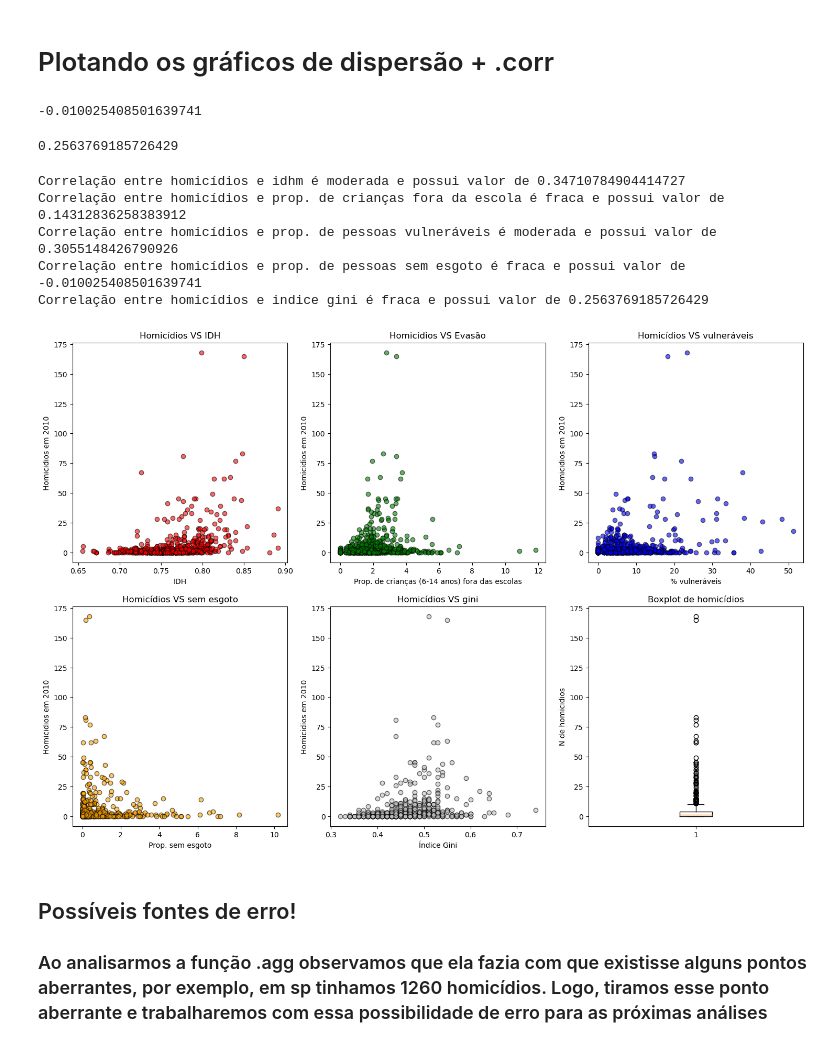
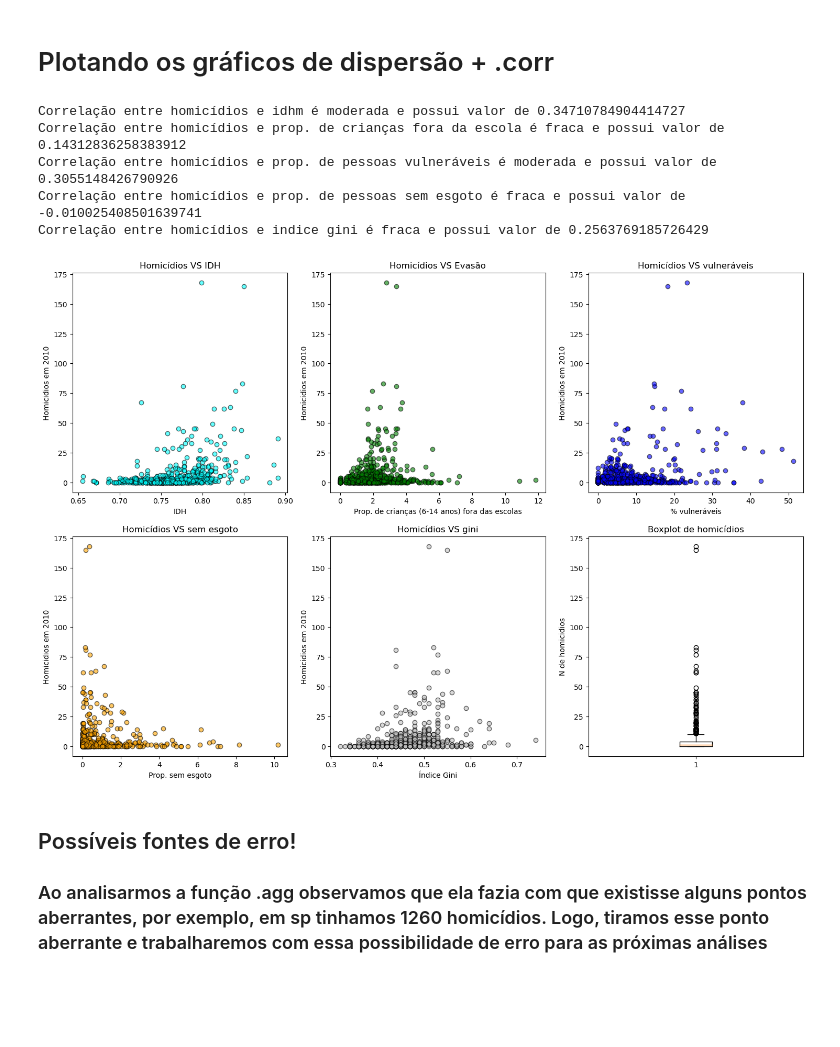
Before and after one commit to felipebns/P2_Cdados, a Jupyter notebook: p2_cdados.ipynb, the cells around one changed output. Drawn from its saved outputs; the diff is of its cells as text; code cells hidden in the pictures; blank space fills up the shorter version.

```diff
--- a/p2_cdados.ipynb
+++ b/p2_cdados.ipynb
@@ -84,8 +83,8 @@ Index(['ano', 'sigla_uf', 'id_municipio', 'raca_cor', 'sexo', 'localizacao',
 #### Primeiramente, vamos tratar a base de dados de homicidios e deixá-la mais visualizável
 # %%
 homicidio['Homicidio_total'] = homicidio.loc[:, ['homicidio_doloso', 'homicidio_culposo_outros']].sum(axis=1) #homicidio total
-homicidio = homicidio.loc[(homicidio['ano'] == 2010)]
-homicidio_filtrado = homicidio.loc[:,('ano','id_municipio', 'regiao_ssp', 'Homicidio_total')] #selecionando colunas
+homicidio_2010 = homicidio.loc[(homicidio['ano'] == 2010)]
+homicidio_filtrado = homicidio_2010.loc[:,('ano','id_municipio', 'regiao_ssp', 'Homicidio_total')] #selecionando colunas
 # %%
 homicidio_ano = homicidio_filtrado.groupby(['ano', 'id_municipio', 'regiao_ssp']).agg({'Homicidio_total': 'sum'}).reset_index()
 homicidio_ano
@@ -156,18 +201,10 @@ tabela_sem_sp = tabela_definitiva.drop(tabela_definitiva.loc[tabela_definitiva['
 # %% [markdown]
 # Plotando os gráficos de dispersão + .corr
-# %%
-tabela_sem_sp['Homicidio_total'].corr(tabela_sem_sp['proporcao_sem_agua_esgoto'])
-# %% [output]
--0.010025408501639741
-# %%
-tabela_sem_sp['Homicidio_total'].corr(tabela_sem_sp['indice_gini'])
-# %% [output]
-0.2563769185726429
 # %%
 plt.figure(figsize=(18,12))
 
 plt.subplot(2,3,1)
-plt.scatter(tabela_sem_sp['idhm'], tabela_sem_sp['Homicidio_total'], alpha=0.6, color='red', edgecolors="black")
+plt.scatter(tabela_sem_sp['idhm'], tabela_sem_sp['Homicidio_total'], alpha=0.6, color='cyan', edgecolors="black")
 plt.xlabel('IDH')
 plt.ylabel('Homicidios em 2010')
 plt.title('Homicídios VS IDH')
@@ -216,34 +253,34 @@ if abs(corr_esg) < 0.3:
 elif abs(corr_esg) >0.3 and (corr_esg) < 0.7:
     print(f'Correlação entre homicídios e prop. de pessoas sem esgoto é moderada e possui valor de {corr_esg}')
 elif abs(corr_esg) > 0.7:
     print(f'Correlação entre homicídios e prop. de pessoas sem esgoto é forte e possui valor de {corr_esg}')
 
 plt.subplot(2,3,5)
 plt.scatter(tabela_sem_sp['indice_gini'], tabela_sem_sp['Homicidio_total'], alpha=0.6, color='silver', edgecolors="black")
 plt.xlabel('Índice Gini')
 plt.ylabel('Homicidios em 2010')
 plt.title('Homicídios VS gini')
 corr_gini = tabela_sem_sp['Homicidio_total'].corr(tabela_sem_sp['indice_gini'])
 if abs(corr_gini) < 0.3:
     print(f'Correlação entre homicídios e indice gini é fraca e possui valor de {corr_gini}')
 elif abs(corr_gini) >0.3 and (corr_gini) < 0.7:
     print(f'Correlação entre homicídios e indice gini é moderada e possui valor de {corr_gini}')
 elif abs(corr_gini) > 0.7:
     print(f'Correlação entre homicídios e indice gini é forte e possui valor de {corr_gini}')
 
 plt.subplot(2,3,6)
 plt.boxplot(tabela_sem_sp['Homicidio_total'])
 plt.title('Boxplot de homicídios')
 plt.ylabel('N de homicidios')
 
 plt.show()
 # %% [output]
 Correlação entre homicídios e idhm é moderada e possui valor de 0.34710784904414727
 Correlação entre homicídios e prop. de crianças fora da escola é fraca e possui valor de 0.14312836258383912
 Correlação entre homicídios e prop. de pessoas vulneráveis é moderada e possui valor de 0.3055148426790926
 Correlação entre homicídios e prop. de pessoas sem esgoto é fraca e possui valor de -0.010025408501639741
 Correlação entre homicídios e indice gini é fraca e possui valor de 0.2563769185726429
-[figure, old version]
+[figure, new version]
 # %% [markdown]
 ## Possíveis fontes de erro!
 
```
Also changed, not shown: parts of 16 cells of this notebook.
